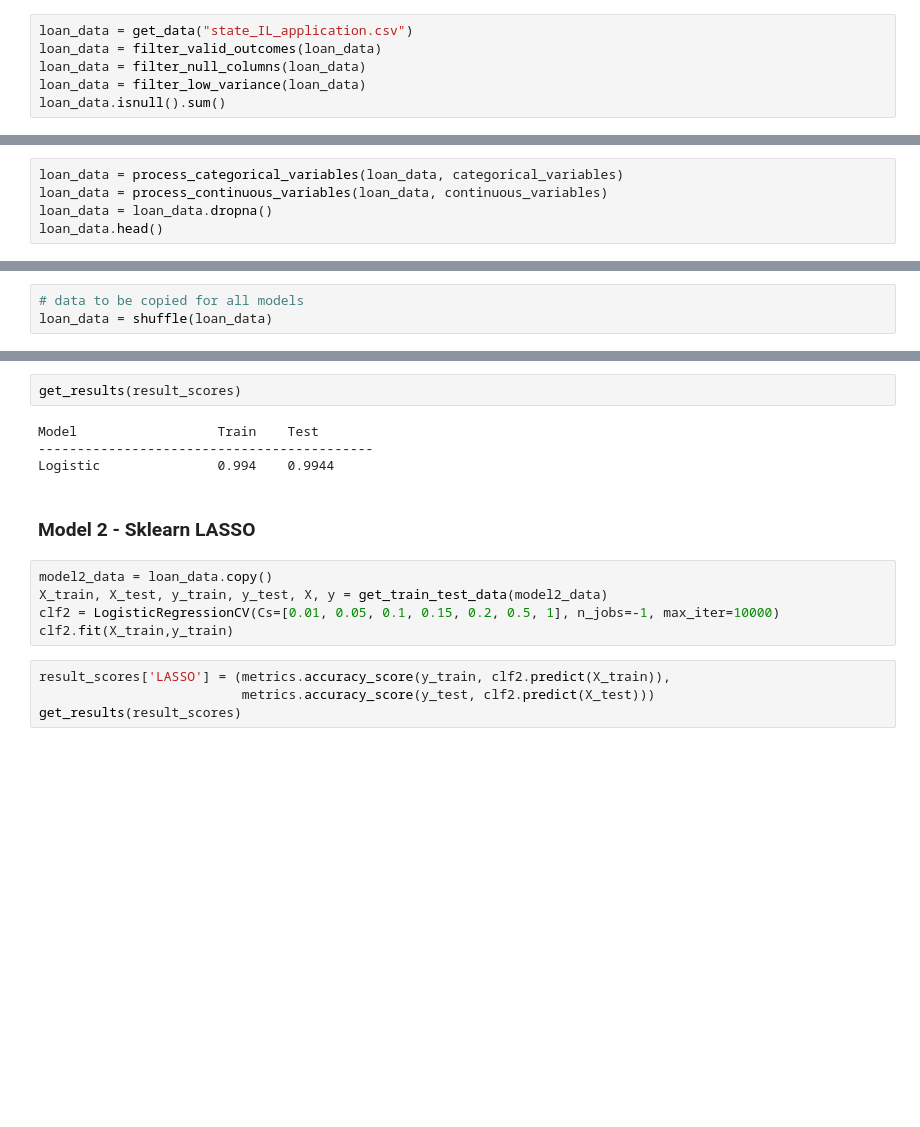
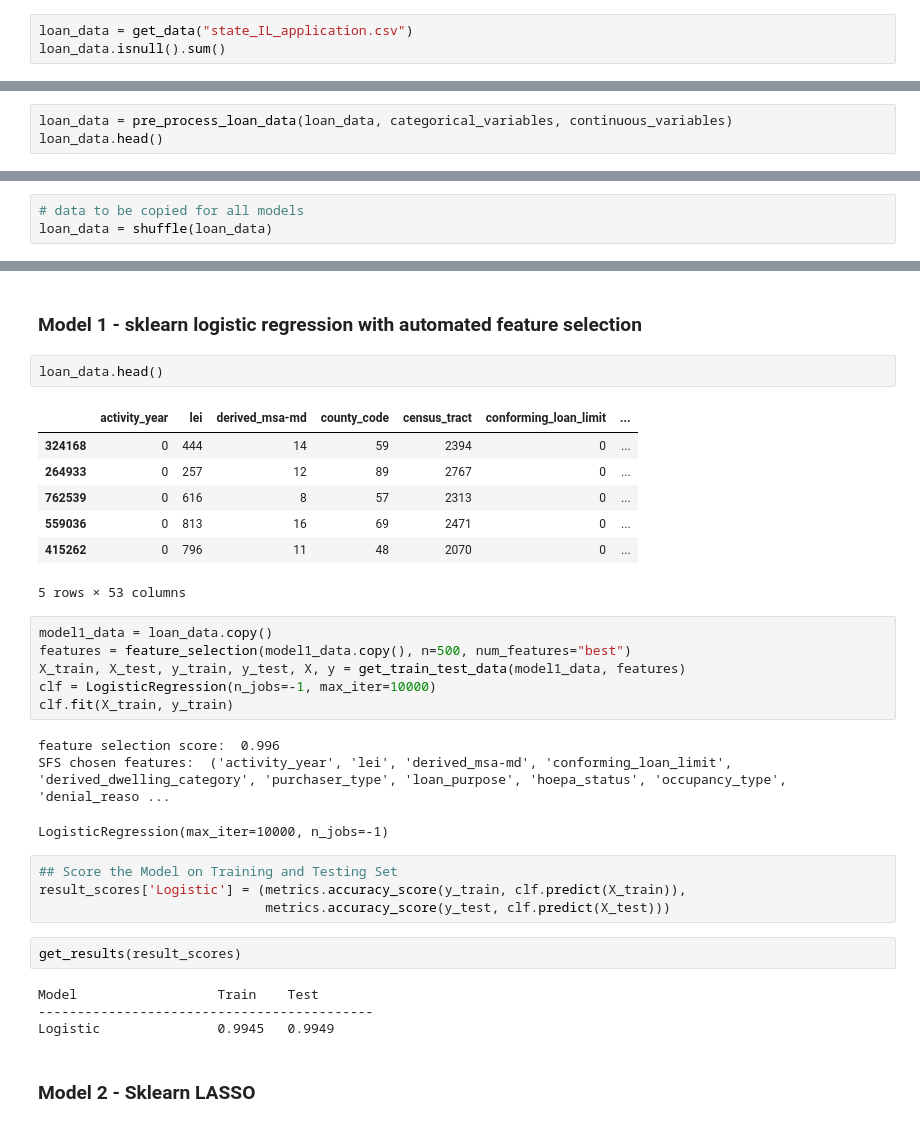
Before and after one commit to mbradds/loan-origination-model, a Jupyter notebook: 1_data_prep_and_feature_selection.ipynb, the cells around one changed output, grey strips where cells are left out. Drawn from its saved outputs; the diff is of its cells as text; blank space fills up the shorter version.

Commit message:
more progress on model

```diff
--- a/1_data_prep_and_feature_selection.ipynb
+++ b/1_data_prep_and_feature_selection.ipynb
@@ -29,8 +38,5 @@ Alot of the independent variables are correlated with each other. This is called
 https://towardsdatascience.com/multi-collinearity-in-regression-fe7a2c1467ea
 # %%
 loan_data = get_data("state_IL_application.csv")
-loan_data = filter_valid_outcomes(loan_data)
-loan_data = filter_null_columns(loan_data)
-loan_data = filter_low_variance(loan_data)
 loan_data.isnull().sum()
 # %% [output]
@@ -60,6 +60,4 @@ loan_data.shape
 # %%
-loan_data = process_categorical_variables(loan_data, categorical_variables)
-loan_data = process_continuous_variables(loan_data, continuous_variables)
-loan_data = loan_data.dropna()
+loan_data = pre_process_loan_data(loan_data, categorical_variables, continuous_variables)
 loan_data.head()
 # %% [output]
@@ -169,17 +168,34 @@ result_scores['Logistic'] = (metrics.accuracy_score(y_train, clf.predict(X_train
-# %%
-get_results(result_scores)
-# %% [output]
-Model                  Train    Test
--------------------------------------------
-Logistic               0.994    0.9944
-# %% [markdown]
-### Model 2 - Sklearn LASSO
-# %%
-model2_data = loan_data.copy()
-X_train, X_test, y_train, y_test, X, y = get_train_test_data(model2_data)
-clf2 = LogisticRegressionCV(Cs=[0.01, 0.05, 0.1, 0.15, 0.2, 0.5, 1], n_jobs=-1, max_iter=10000)
-clf2.fit(X_train,y_train)
-# %%
-result_scores['LASSO'] = (metrics.accuracy_score(y_train, clf2.predict(X_train)),
-                          metrics.accuracy_score(y_test, clf2.predict(X_test)))
-get_results(result_scores)
+# %% [markdown]
+### Model 1 - sklearn logistic regression with automated feature selection
+# %%
+loan_data.head()
+# %% [output]
+|  | activity_year | lei | derived_msa-md | county_code | census_tract | conforming_loan_limit | ... |
+| 324168 | 0 | 444 | 14 | 59 | 2394 | 0 | ... |
+| 264933 | 0 | 257 | 12 | 89 | 2767 | 0 | ... |
+| 762539 | 0 | 616 | 8 | 57 | 2313 | 0 | ... |
+| 559036 | 0 | 813 | 16 | 69 | 2471 | 0 | ... |
+| 415262 | 0 | 796 | 11 | 48 | 2070 | 0 | ... |
+5 rows × 53 columns
+# %%
+model1_data = loan_data.copy()
+features = feature_selection(model1_data.copy(), n=500, num_features="best")
+X_train, X_test, y_train, y_test, X, y = get_train_test_data(model1_data, features)
+clf = LogisticRegression(n_jobs=-1, max_iter=10000)
+clf.fit(X_train, y_train)
+# %% [output]
+feature selection score:  0.996
+SFS chosen features:  ('activity_year', 'lei', 'derived_msa-md', 'conforming_loan_limit', 'derived_dwelling_category', 'purchaser_type', 'loan_purpose', 'hoepa_status', 'occupancy_type', 'denial_reaso ...
+LogisticRegression(max_iter=10000, n_jobs=-1)
+# %%
+## Score the Model on Training and Testing Set
+result_scores['Logistic'] = (metrics.accuracy_score(y_train, clf.predict(X_train)),
+                             metrics.accuracy_score(y_test, clf.predict(X_test)))
+# %%
+get_results(result_scores)
+# %% [output]
+Model                  Train    Test
+-------------------------------------------
+Logistic               0.9945   0.9949
+# %% [markdown]
+### Model 2 - Sklearn LASSO
```
Also changed, not shown: parts of 14 cells of this notebook, 1 other file.
